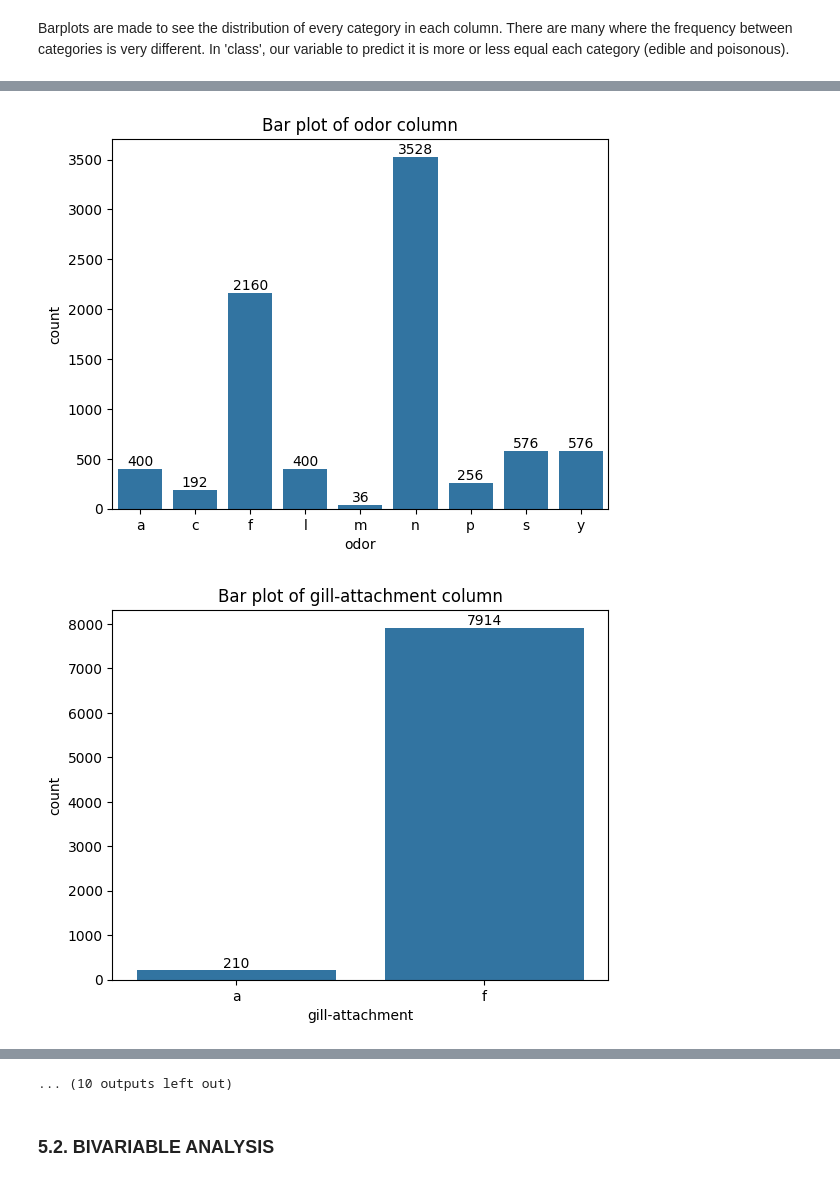
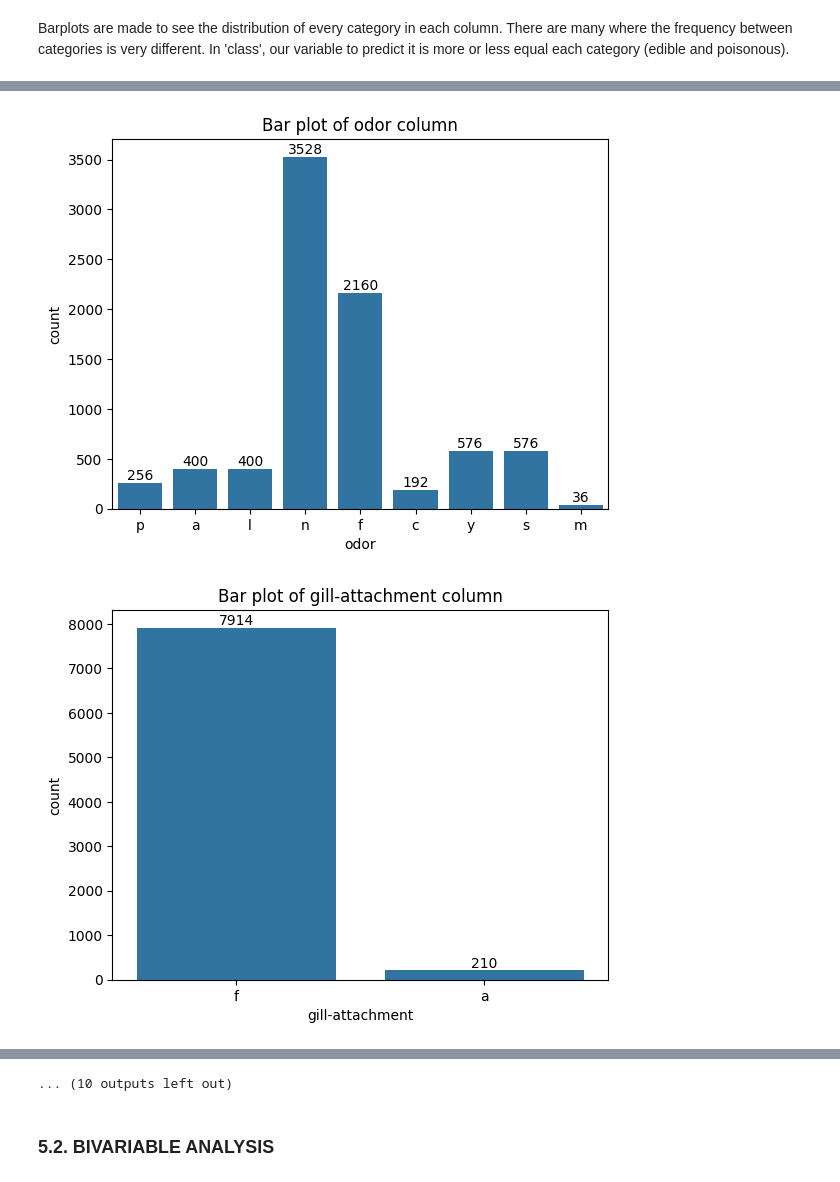
Before and after one commit to rociolozanocaro/unsupervised_modeling, a Jupyter notebook: notebooks/p9_unsupervised_rocio.ipynb, the cells around one changed output, grey strips where cells are left out. Cells and saved outputs as stored; diff of their text form; code cells hidden in the pictures.

```diff
--- a/notebooks/p9_unsupervised_rocio.ipynb
+++ b/notebooks/p9_unsupervised_rocio.ipynb
@@ -346,13 +363,14 @@ print('\n')'''
 # %%
-'''print('3. Apply KNN Imputer')
+print('3. Apply KNN Imputer')
 print('*'*21)
-stalk_cols = [col for col in df_encoded.columns if col.startswith('stalk-root')] #columns that start with 'stalk-root'
-print(f'Columns related to "stalk-root": {stalk_cols}')
-print(f'NaN before KNN Imputation: {df_encoded[stalk_cols].isna().sum().sum()}')
+print(f'NaN before KNN Imputation: {df_encoded_ord["stalk-root"].isna().sum()}')
 
-imputer = KNNImputer(n_neighbors=5)
-df_imputed = imputer.fit_transform(df_encoded)
-df_imputed = pd.DataFrame(df_imputed, columns=df_encoded.columns)
-print(f'NaN after KNN Imputation: {df_imputed[stalk_cols].isna().sum().sum()}')
-print('✅ KNN Imputation applied')'''
+imputer = KNNImputer(n_neighbors=5) #5 by default
+df_imputed = pd.DataFrame(
+    imputer.fit_transform(df_encoded_ord),
+    columns=df_copy.columns
+)
+
+print(f'NaN after KNN Imputation: {df_imputed["stalk-root"].isna().sum()}')
+print('✅ KNN Imputation applied')
 # %% [output]
@@ -369,0 +392,9 @@ msno.matrix(df_copy)'''
+# %%
+print('4. Decoding from numeric to categorical')
+print('*'*40)
+df_decoded = pd.DataFrame(
+    encoder.inverse_transform(np.array(df_imputed.round().copy())),
+    columns=df_copy.columns
+)
+#Confirming there are no '?' or NaN in 'stalk-root'.
+print(df_decoded['stalk-root'].value_counts())
@@ -388,11 +428,11 @@ Duplicated values
 # %% [markdown]
 Barplots are made to see the distribution of every category in each column. There are many where the frequency between categories is very different. In 'class', our variable to predict it is more or less equal each category (edible and poisonous).
 # %%
-for col in df_copy.columns:
-    barplot = sns.countplot(x=col, data=df_copy)
+for col in df_decoded.columns:
+    barplot = sns.countplot(x=col, data=df_decoded)
     plt.title(f'Bar plot of {col} column')
     for container in barplot.containers:
-        barplot.bar_label(container, fontsize=10)
+        barplot.bar_label(container, fontsize=10) #etiquetas
 
     plt.show()
 # %% [output]
@@ -404,3 +444,3 @@ for col in df_copy.columns:
-[figure, old version]
+[figure, new version]
-[figure, old version]
+[figure, new version]
 [figure]
```
Also changed, not shown: parts of 39 cells of this notebook, 1 other file.
